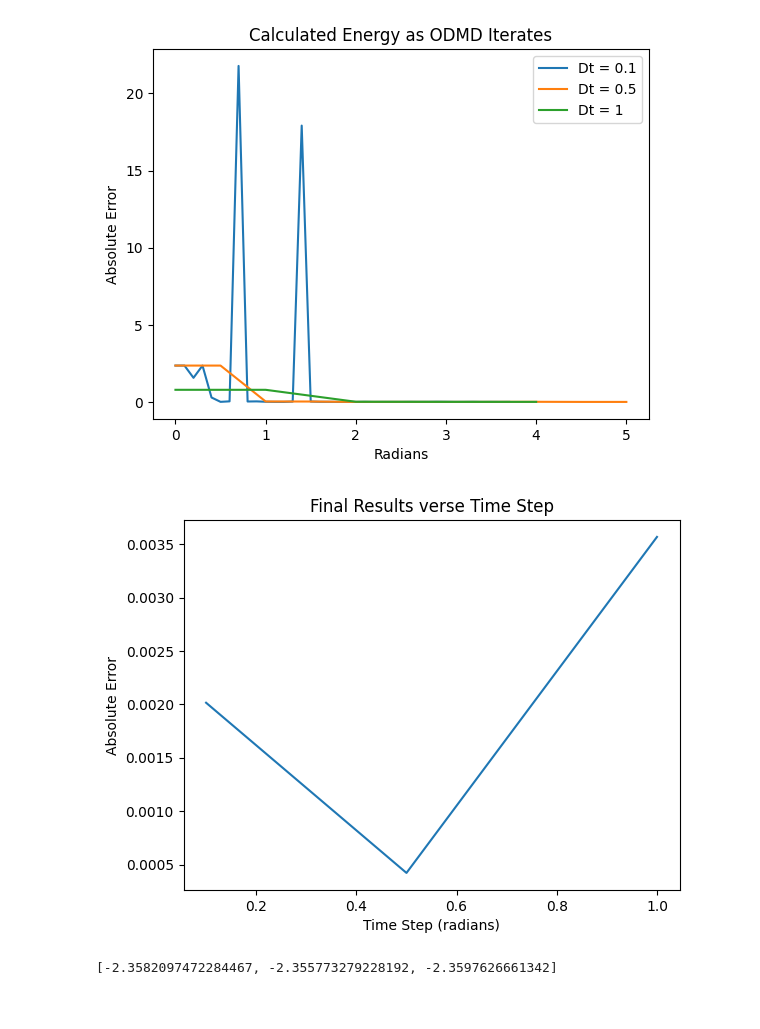
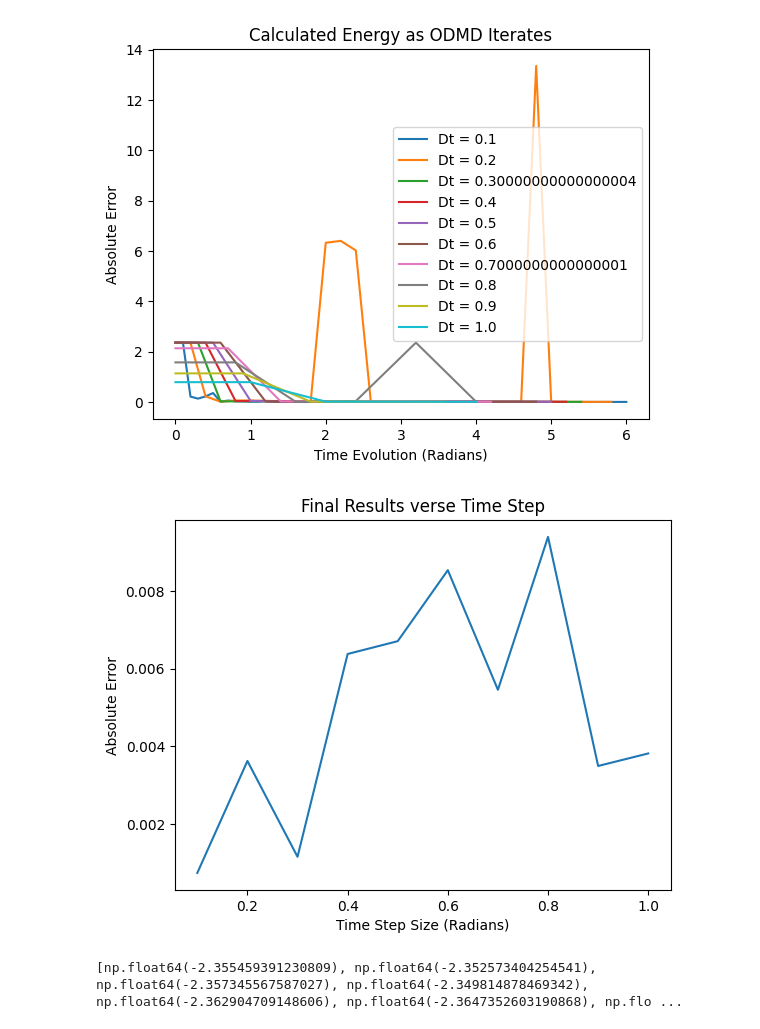
Before and after one commit to Quantum-Linear-Algebra/ODMD, a Jupyter notebook: ODMD.ipynb, the cells around one changed output. Saved outputs shown, nothing was run; the diff lists cells and outputs as text; code cells hidden in the pictures.

Commit message:
Corrected ODMD algorithm to use k; created new graphs for many timesteps

```diff
--- a/ODMD.ipynb
+++ b/ODMD.ipynb
@@ -263,12 +237,13 @@ plt.plot(est_E_0s)
 g = 4
 Ham = create_hamiltonian(2, g)
 trials = []
-time_steps = [.1, .5, 1] # np.linspace(.01, 1.0, 4)
+time_steps = np.linspace(.1, 1, num=10)
+print(time_steps)
 results = []
 for i in time_steps:
     print(i)
     est_E_0s = []
-    results.append(ODMD_new(Ham, i, 0.01, est_E_0s = est_E_0s, g=g))
+    results.append(ODMD(Ham, i, 0.01, est_E_0s = est_E_0s, g=g))
     trials.append(est_E_0s)
 # %% [output]
 H = -ZZ -4*XI -4*IX
@@ -291,24 +266,24 @@ didn't work
 # %%
 real_E_0 = -abs(np.linalg.eigvals(Ham)[0].real)
 for i in range(len(trials)):
     err = [abs(w-real_E_0) for w in trials[i]]
     plt.plot(np.arange(0, 2*pi, time_steps[i])[0:len(trials[i])], err, label = 'Dt = '+str(time_steps[i]))
 plt.title("Calculated Energy as ODMD Iterates")
 plt.ylabel("Absolute Error")
-plt.xlabel("Radians")
+plt.xlabel("Time Evolution (Radians)")
 plt.legend()
-# plt.ylim([-abs(np.linalg.eigvals(Ham)[0].real)+.5,-abs(np.linalg.eigvals(Ham)[0].real)-.5])
-plt.savefig("Dt_vs_time.png")
+# plt.ylim([0,.5])
+# plt.savefig("Dt_vs_time.png")
 plt.show()
 
 plt.title("Final Results verse Time Step")
-plt.xlabel("Time Step (radians)")
+plt.xlabel("Time Step Size (Radians)")
 plt.ylabel("Absolute Error")
 plt.plot(time_steps, [abs(real_E_0-i) for i in results])
 # plt.ylim([-abs(np.linalg.eigvals(Ham)[0].real)+.5,-abs(np.linalg.eigvals(Ham)[0].real)-.5])
 plt.show()
 print(results)
 # %% [output]
-[figure, old version]
+[figure, new version]
-[figure, old version]
+[figure, new version]
-[-2.3582097472284467, -2.355773279228192, -2.3597626661342]
+[np.float64(-2.355459391230809), np.float64(-2.352573404254541), np.float64(-2.357345567587027), np.float64(-2.349814878469342), np.float64(-2.362904709148606), np.float64(-2.3647352603190868), np.flo ...
```
Also changed, not shown: parts of 4 cells of this notebook, 3 other files.
